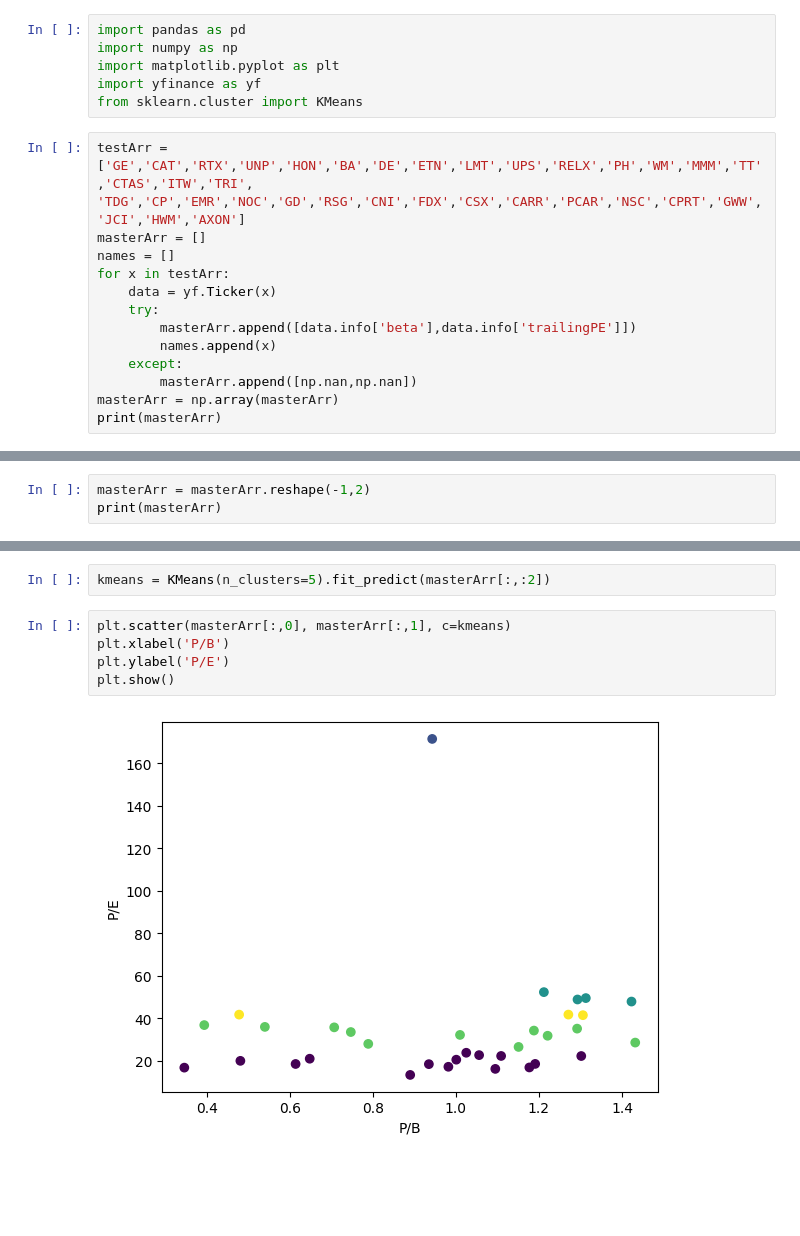
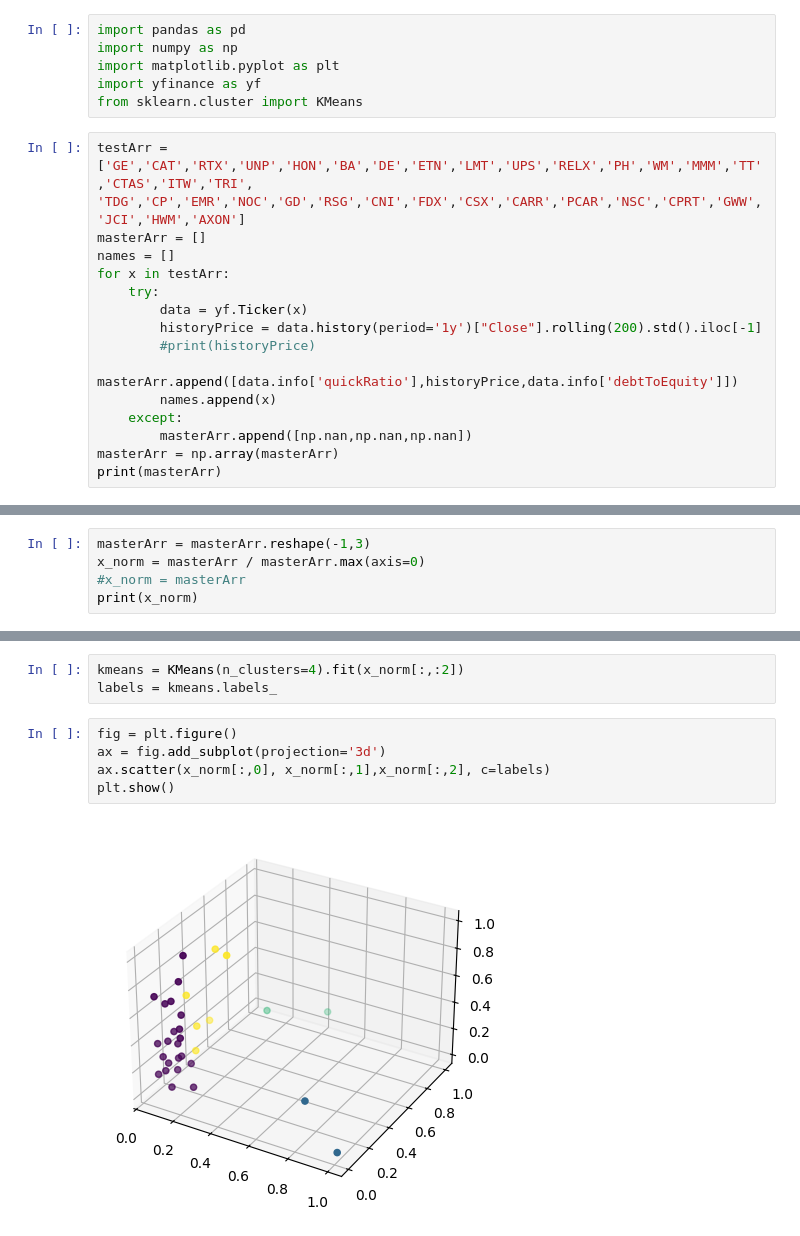
Before and after one commit to hodge-py/PyAdvisor, a Jupyter notebook: StockEstimation.ipynb, the cells around one changed output, grey strips where cells are left out. Drawn from its saved outputs; the diff is of its cells as text; blank space fills up the shorter version.

```diff
--- a/StockEstimation.ipynb
+++ b/StockEstimation.ipynb
@@ -9,12 +9,14 @@ testArr = ['GE','CAT','RTX','UNP','HON','BA','DE','ETN','LMT','UPS','RELX','PH',
 masterArr = []
 names = []
 for x in testArr:
-    data = yf.Ticker(x)
     try:
-        masterArr.append([data.info['beta'],data.info['trailingPE']])
+        data = yf.Ticker(x)
+        historyPrice = data.history(period='1y')["Close"].rolling(200).std().iloc[-1]
+        #print(historyPrice)
+        masterArr.append([data.info['quickRatio'],historyPrice,data.info['debtToEquity']])
         names.append(x)
     except:
-        masterArr.append([np.nan,np.nan])
+        masterArr.append([np.nan,np.nan,np.nan])
 masterArr = np.array(masterArr)
 print(masterArr)
 # %% [output]
@@ -39,5 +42,7 @@ print(masterArr)
 masterArr = masterArr[~np.isnan(masterArr)]
 # %%
-masterArr = masterArr.reshape(-1,2)
-print(masterArr)
+masterArr = masterArr.reshape(-1,3)
+x_norm = masterArr / masterArr.max(axis=0)
+#x_norm = masterArr
+print(x_norm)
 # %% [output]
@@ -61,10 +66,11 @@ print(masterArr)
 # %%
-kmeans = KMeans(n_clusters=5).fit_predict(masterArr[:,:2])
+kmeans = KMeans(n_clusters=4).fit(x_norm[:,:2])
+labels = kmeans.labels_
 # %%
-plt.scatter(masterArr[:,0], masterArr[:,1], c=kmeans)
-plt.xlabel('P/B')
-plt.ylabel('P/E')
+fig = plt.figure()
+ax = fig.add_subplot(projection='3d')
+ax.scatter(x_norm[:,0], x_norm[:,1],x_norm[:,2], c=labels)
 plt.show()
 # %% [output]
-[figure, old version]
+[figure, new version]
 # %%
```
Also changed, not shown: parts of 5 cells of this notebook.
